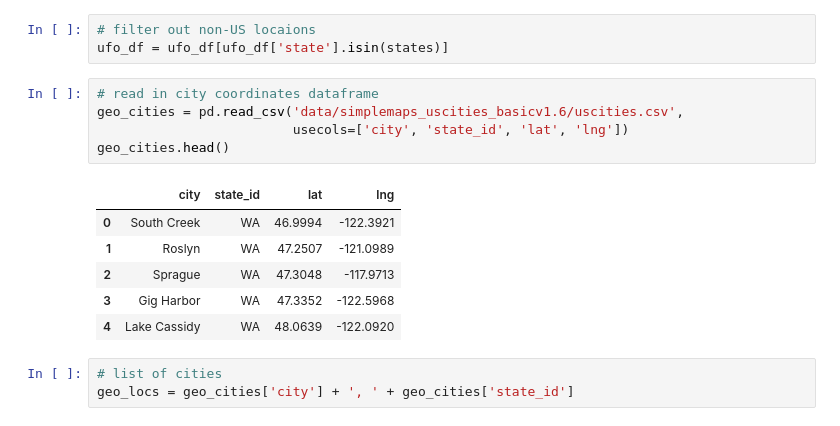
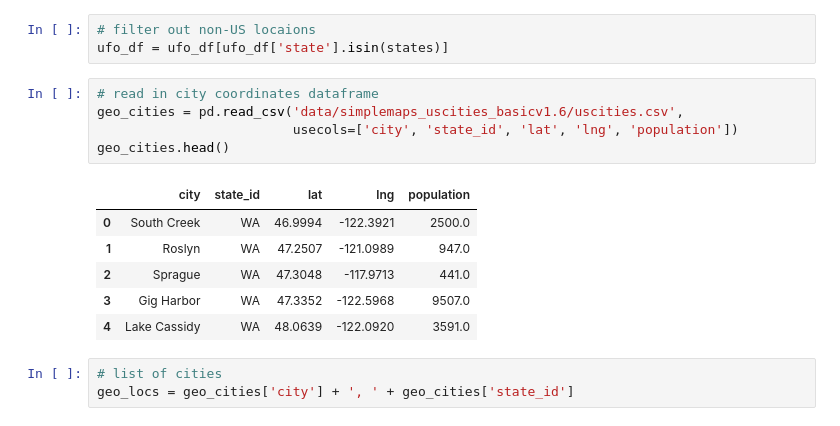
Before and after one commit to kevscon/ufo-reports, a Jupyter notebook: data_processing.ipynb, the cells around one changed output. Saved outputs shown, nothing was run; the diff lists cells and outputs as text.

```diff
--- a/data_processing.ipynb
+++ b/data_processing.ipynb
@@ -64,15 +67,15 @@ ufo_df = ufo_df[ufo_df['state'].isin(states)]
 # %%
 # read in city coordinates dataframe
 geo_cities = pd.read_csv('data/simplemaps_uscities_basicv1.6/uscities.csv',
-                         usecols=['city', 'state_id', 'lat', 'lng'])
+                         usecols=['city', 'state_id', 'lat', 'lng', 'population'])
 geo_cities.head()
 # %% [output]
-|  | city | state_id | lat | lng |
-| 0 | South Creek | WA | 46.9994 | -122.3921 |
-| 1 | Roslyn | WA | 47.2507 | -121.0989 |
-| 2 | Sprague | WA | 47.3048 | -117.9713 |
-| 3 | Gig Harbor | WA | 47.3352 | -122.5968 |
-| 4 | Lake Cassidy | WA | 48.0639 | -122.0920 |
+|  | city | state_id | lat | lng | population |
+| 0 | South Creek | WA | 46.9994 | -122.3921 | 2500.0 |
+| 1 | Roslyn | WA | 47.2507 | -121.0989 | 947.0 |
+| 2 | Sprague | WA | 47.3048 | -117.9713 | 441.0 |
+| 3 | Gig Harbor | WA | 47.3352 | -122.5968 | 9507.0 |
+| 4 | Lake Cassidy | WA | 48.0639 | -122.0920 | 3591.0 |
 # %%
 # list of cities
 geo_locs = geo_cities['city'] + ', ' + geo_cities['state_id']
```
Also changed, not shown: parts of 23 cells of this notebook, 3 other files.
